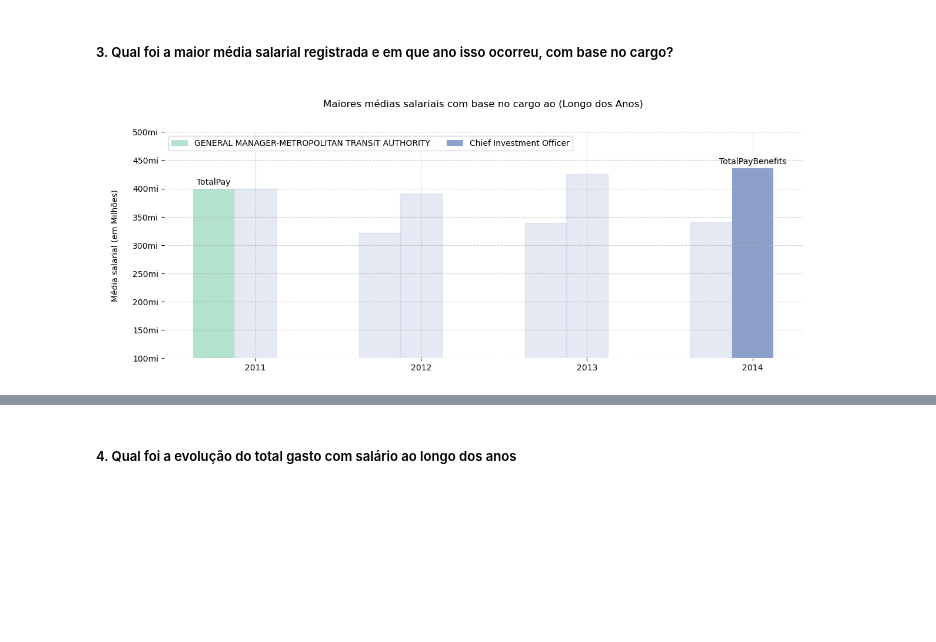
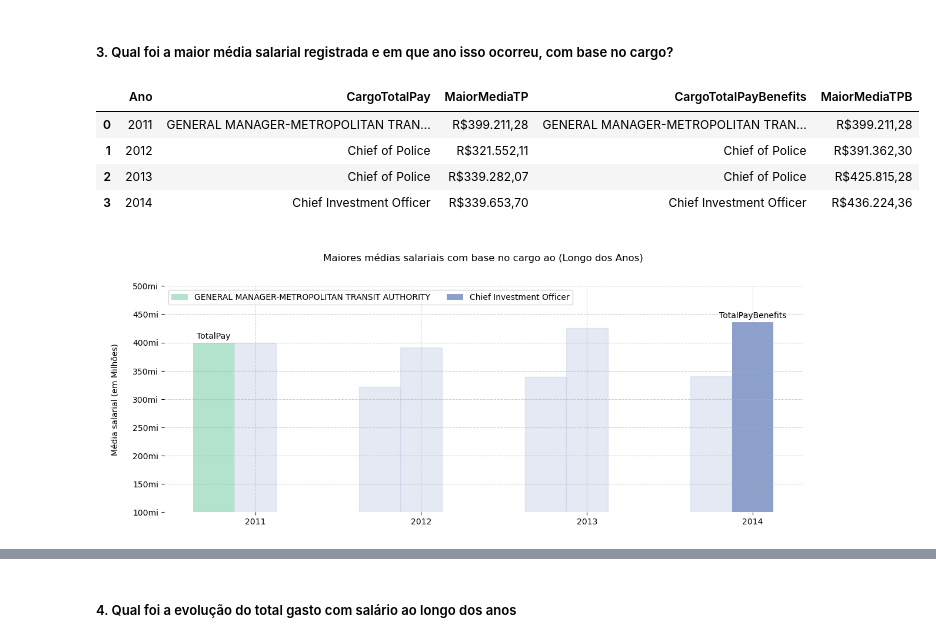
Before and after one commit to carlosmorais-git/EstudoSalariosUnidadeSanFrancisco, a Jupyter notebook: main.ipynb, the cells around one changed output, grey strips where cells are left out. Saved outputs shown, nothing was run; the diff lists cells and outputs as text; code cells hidden in the pictures; blank space fills up the shorter version.

```diff
--- a/main.ipynb
+++ b/main.ipynb
@@ -265,35 +273,40 @@ for chave, valor in penguin_means.items():
         ax.legend(loc='upper left', ncols=2)  # Adiciona a legenda no canto superior esquerdo.
         ax.bar_label(rects, padding=3, labels=rotulos_tpb)  # Adiciona os rótulos nas barras.
         multiplica += 1  # Incrementa o multiplicador.
 
         # Altera a cor e a transparência das barras que não representam o valor máximo.
         for i, bar in enumerate(rects):
             if i != list(beneficios_salariais_totais).index(max(list(beneficios_salariais_totais))):
                 rects[i].set_color(cores[2])
                 rects[i].set_alpha(0.5)
 
 # Configurações do gráfico
 ax.set_ylabel('\nMédia salarial (em Milhões)\n')  # Rótulo do eixo Y.
 ax.set_title("\nMaiores médias salariais com base no cargo ao (Longo dos Anos)\n\n", fontsize=12)  # Título.
 ax.set_xticks(x + largura, year)  # Configura os ticks do eixo X.
 ax.set_ylim(100_000, 500_000)  # Ajusta os limites do eixo Y.
 ax.grid(True, linestyle='--', alpha=0.6)
 ax.set_frame_on(False)
 
 # Função para formatar os valores do eixo Y.
 def format_ticks(value, _):
     return f"{value/1000:.0f}mi"
 
 # Aplica a formatação personalizada ao eixo Y.
 ax.yaxis.set_major_formatter(FuncFormatter(format_ticks))
 
 
 # Aplica formatação personalizada às colunas de médias no DataFrame.
-# tabela_maior_media['MaiorMediaTP'] = tabela_maior_media['MaiorMediaTP'].apply(formatacao)
-# tabela_maior_media['MaiorMediaTPB'] = tabela_maior_media['MaiorMediaTPB'].apply(formatacao)
-# display(tabela_maior_media)
+tabela_maior_media['MaiorMediaTP'] = tabela_maior_media['MaiorMediaTP'].apply(formatacao)
+tabela_maior_media['MaiorMediaTPB'] = tabela_maior_media['MaiorMediaTPB'].apply(formatacao)
+display(tabela_maior_media)
 
 plt.show()
 # %% [output]
+|  | Ano | CargoTotalPay | MaiorMediaTP | CargoTotalPayBenefits | MaiorMediaTPB |
+| 0 | 2011 | GENERAL MANAGER-METROPOLITAN TRAN... | R$399.211,28 | GENERAL MANAGER-METROPOLITAN TRAN... | R$399.211,28 |
+| 1 | 2012 | Chief of Police | R$321.552,11 | Chief of Police | R$391.362,30 |
+| 2 | 2013 | Chief of Police | R$339.282,07 | Chief of Police | R$425.815,28 |
+| 3 | 2014 | Chief Investment Officer | R$339.653,70 | Chief Investment Officer | R$436.224,36 |
 [figure]
 # %% [markdown]
```
Also changed, not shown: parts of 21 cells of this notebook.
